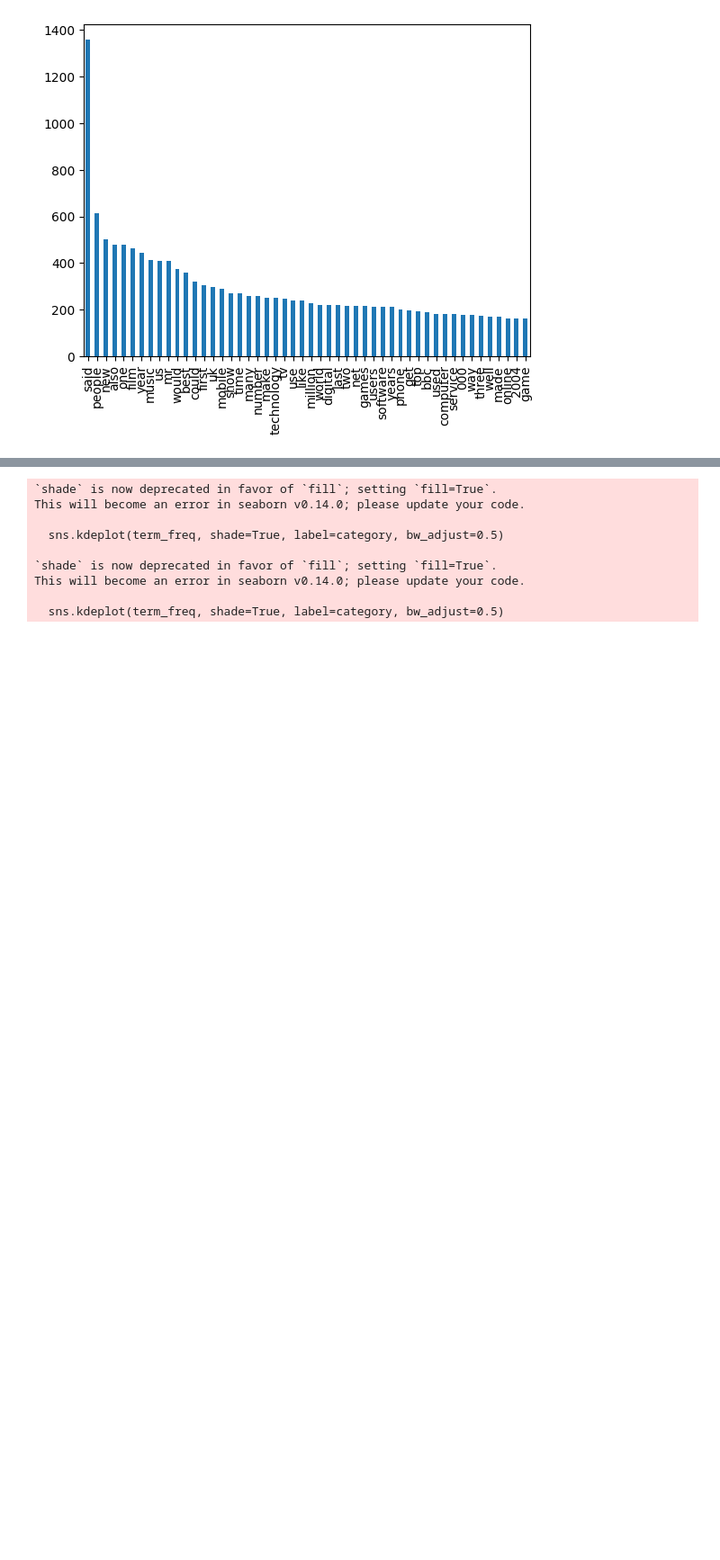
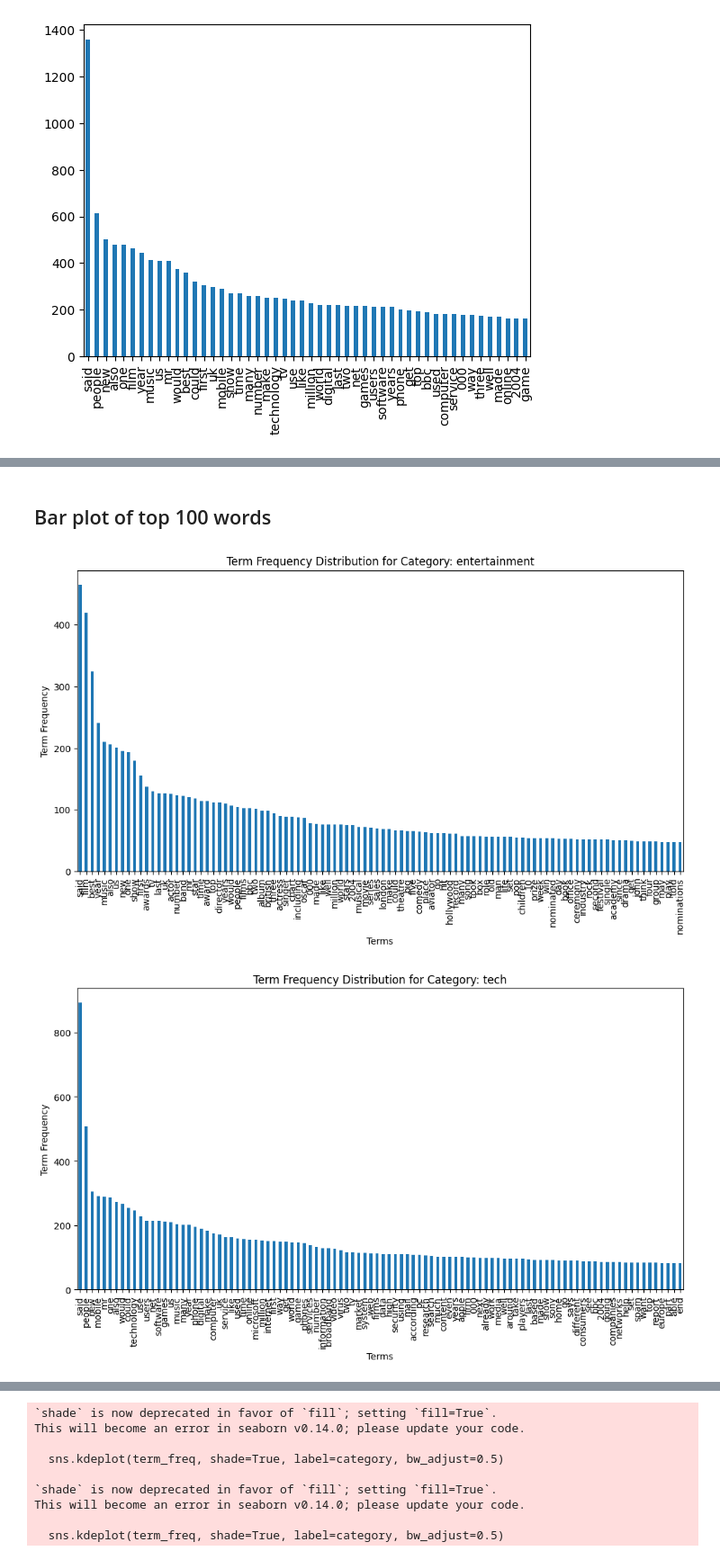
Before and after one commit to garethltm/361a3, a Jupyter notebook: a3.ipynb, the cells around one changed output, grey strips where cells are left out. Shown at 90% size. Cells and saved outputs as stored; diff of their text form; code cells hidden in the pictures; blank space fills up the shorter version.

```diff
--- a/a3.ipynb
+++ b/a3.ipynb
@@ -122,0 +102,19 @@ KeyboardInterrupt:
+# %% [markdown]
+## Bar plot of top 100 words
+# %%
+grouped = X_bow.join(data['Category']).groupby('Category')
+
+# Plot the term frequency distribution for each category
+for category, group in grouped:
+    plt.figure(figsize=(12, 6))
+    term_freq = group.drop('Category', axis=1).sum(axis=0)  # Drop the 'Category' column
+    term_freq = term_freq.sort_values(ascending=False)[:100]  # Sort the term frequencies
+    term_freq.plot(kind='bar')
+    plt.xlabel('Terms')
+    plt.ylabel('Term Frequency')
+    plt.title(f'Term Frequency Distribution for Category: {category}')
+    plt.xticks(rotation=90)
+    plt.show()
+# %% [output]
+[figure, added]
+[figure, added]
```
Also changed, not shown: parts of 8 cells of this notebook.
